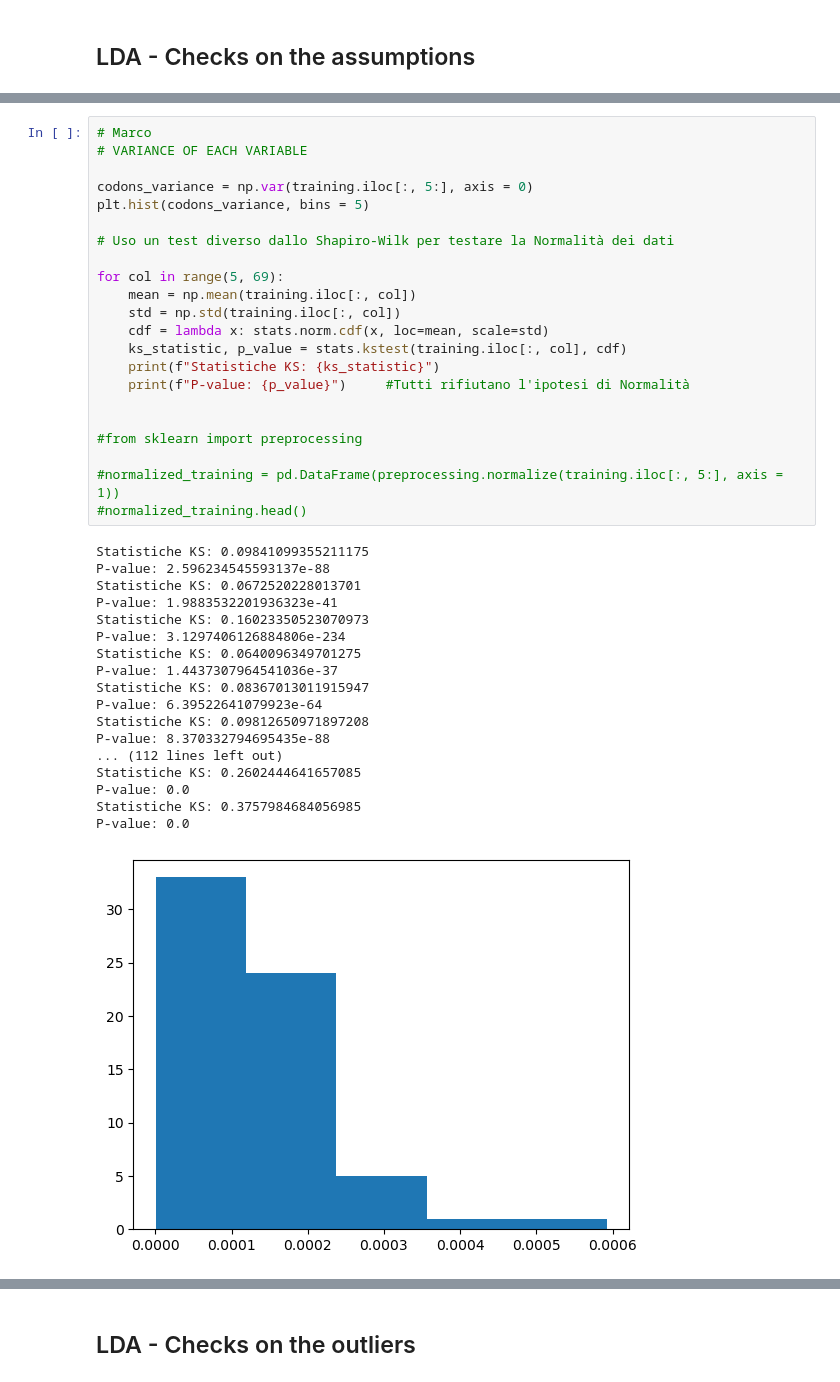
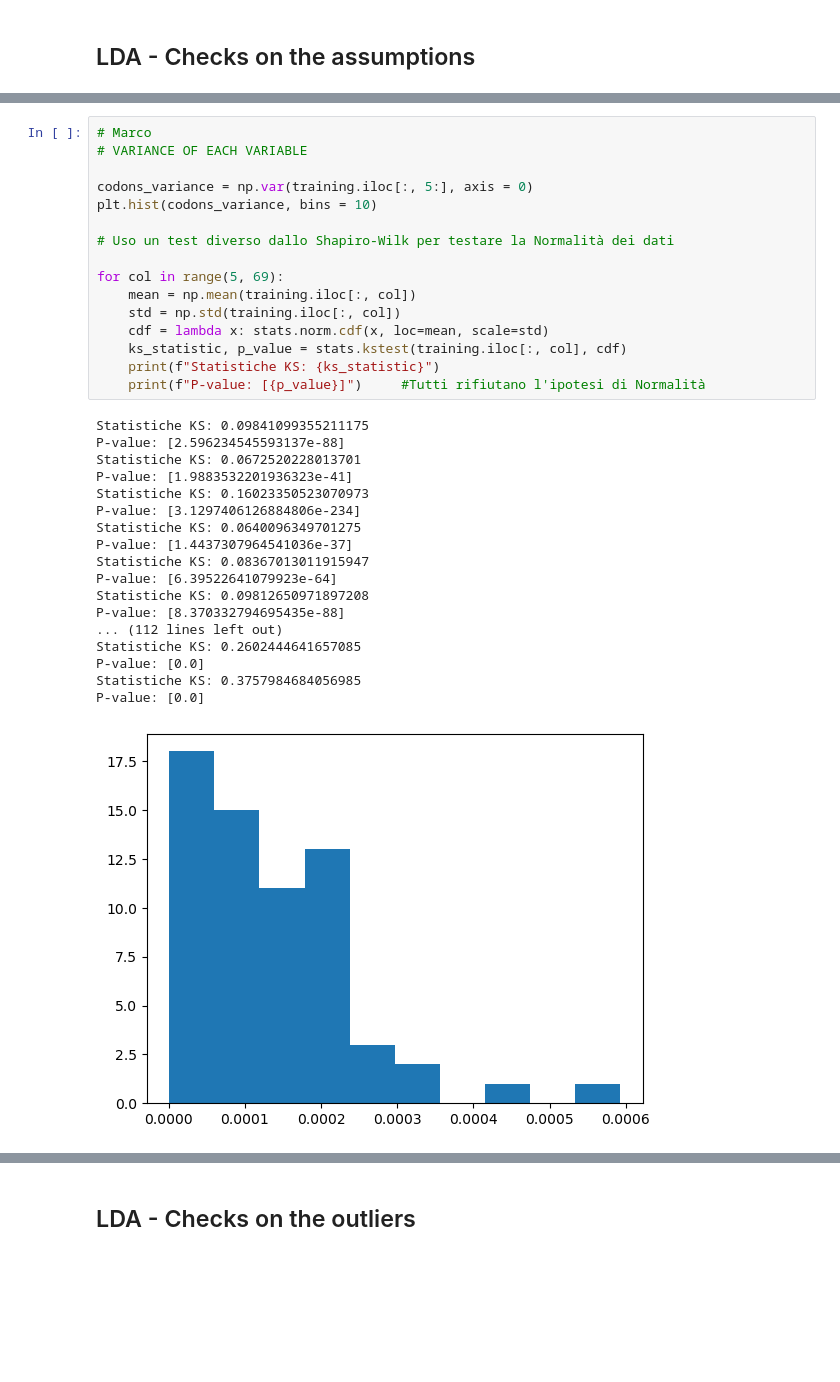
Before and after one commit to marco-cominelli01/Machine_Learning_project, a Jupyter notebook: LDA.ipynb, the cells around one changed output, grey strips where cells are left out. Drawn from its saved outputs; the diff is of its cells as text; blank space fills up the shorter version.

```diff
--- a/LDA.ipynb
+++ b/LDA.ipynb
@@ -46,41 +46,35 @@ Shapiro-Wilk Test per il predittore AUG : statistic=0.980336763586406, p-value=1
 # %%
 # Marco
 # VARIANCE OF EACH VARIABLE
 
 codons_variance = np.var(training.iloc[:, 5:], axis = 0)
-plt.hist(codons_variance, bins = 5)
+plt.hist(codons_variance, bins = 10)
 
 # Uso un test diverso dallo Shapiro-Wilk per testare la Normalità dei dati
 
 for col in range(5, 69):
     mean = np.mean(training.iloc[:, col])
     std = np.std(training.iloc[:, col])
     cdf = lambda x: stats.norm.cdf(x, loc=mean, scale=std)
     ks_statistic, p_value = stats.kstest(training.iloc[:, col], cdf)
     print(f"Statistiche KS: {ks_statistic}")
-    print(f"P-value: {p_value}")     #Tutti rifiutano l'ipotesi di Normalità
-
-
-#from sklearn import preprocessing
-
-#normalized_training = pd.DataFrame(preprocessing.normalize(training.iloc[:, 5:], axis = 1))
-#normalized_training.head()
+    print(f"P-value: [{p_value}]")     #Tutti rifiutano l'ipotesi di Normalità
 # %% [output]
 Statistiche KS: 0.09841099355211175
-P-value: 2.596234545593137e-88
+P-value: [2.596234545593137e-88]
 Statistiche KS: 0.0672520228013701
-P-value: 1.9883532201936323e-41
+P-value: [1.9883532201936323e-41]
 Statistiche KS: 0.16023350523070973
-P-value: 3.1297406126884806e-234
+P-value: [3.1297406126884806e-234]
 Statistiche KS: 0.0640096349701275
-P-value: 1.4437307964541036e-37
+P-value: [1.4437307964541036e-37]
 Statistiche KS: 0.08367013011915947
-P-value: 6.39522641079923e-64
+P-value: [6.39522641079923e-64]
 Statistiche KS: 0.09812650971897208
-P-value: 8.370332794695435e-88
+P-value: [8.370332794695435e-88]
 ... (112 lines left out)
 Statistiche KS: 0.2602444641657085
-P-value: 0.0
+P-value: [0.0]
 Statistiche KS: 0.3757984684056985
-P-value: 0.0
+P-value: [0.0]
-[figure, old version]
+[figure, new version]
```
Also changed, not shown: parts of 2 cells of this notebook.
